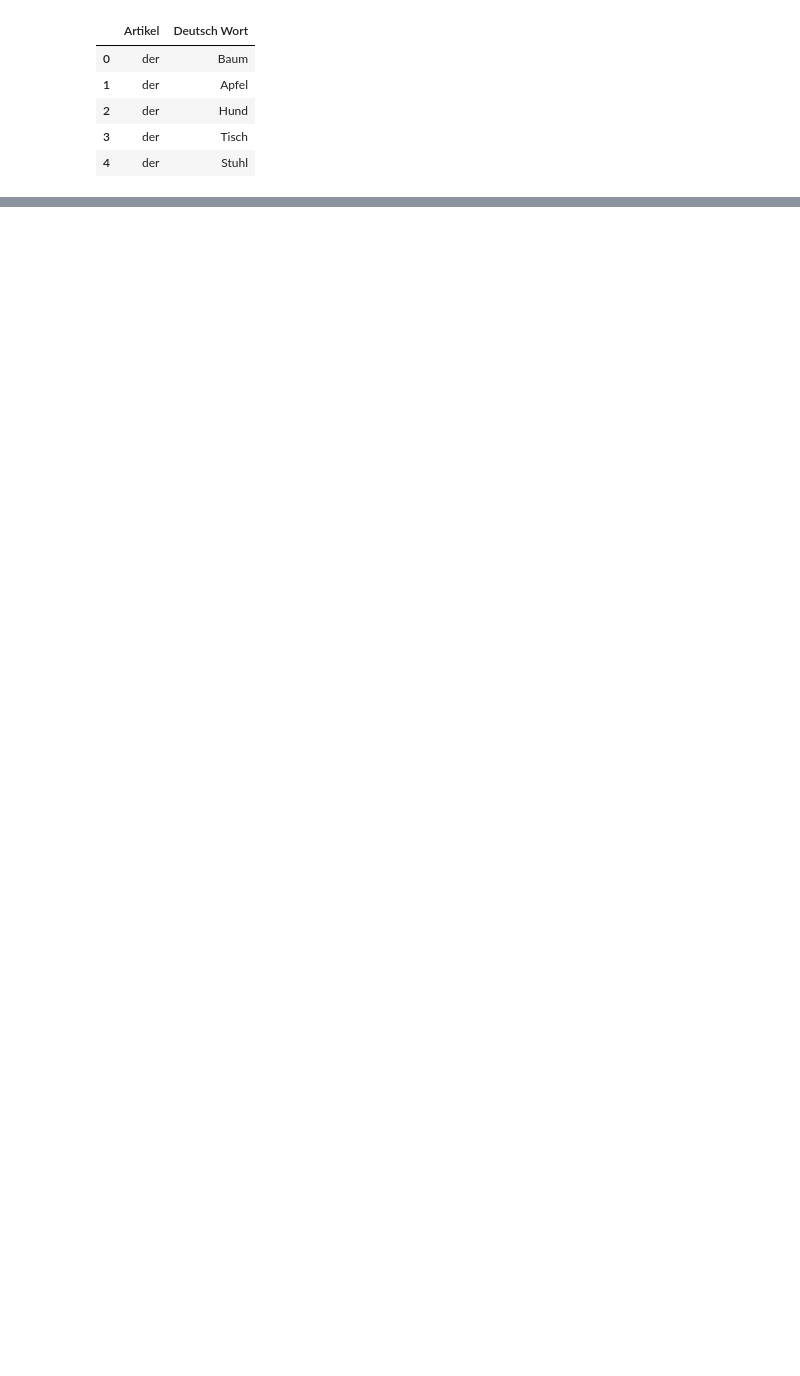
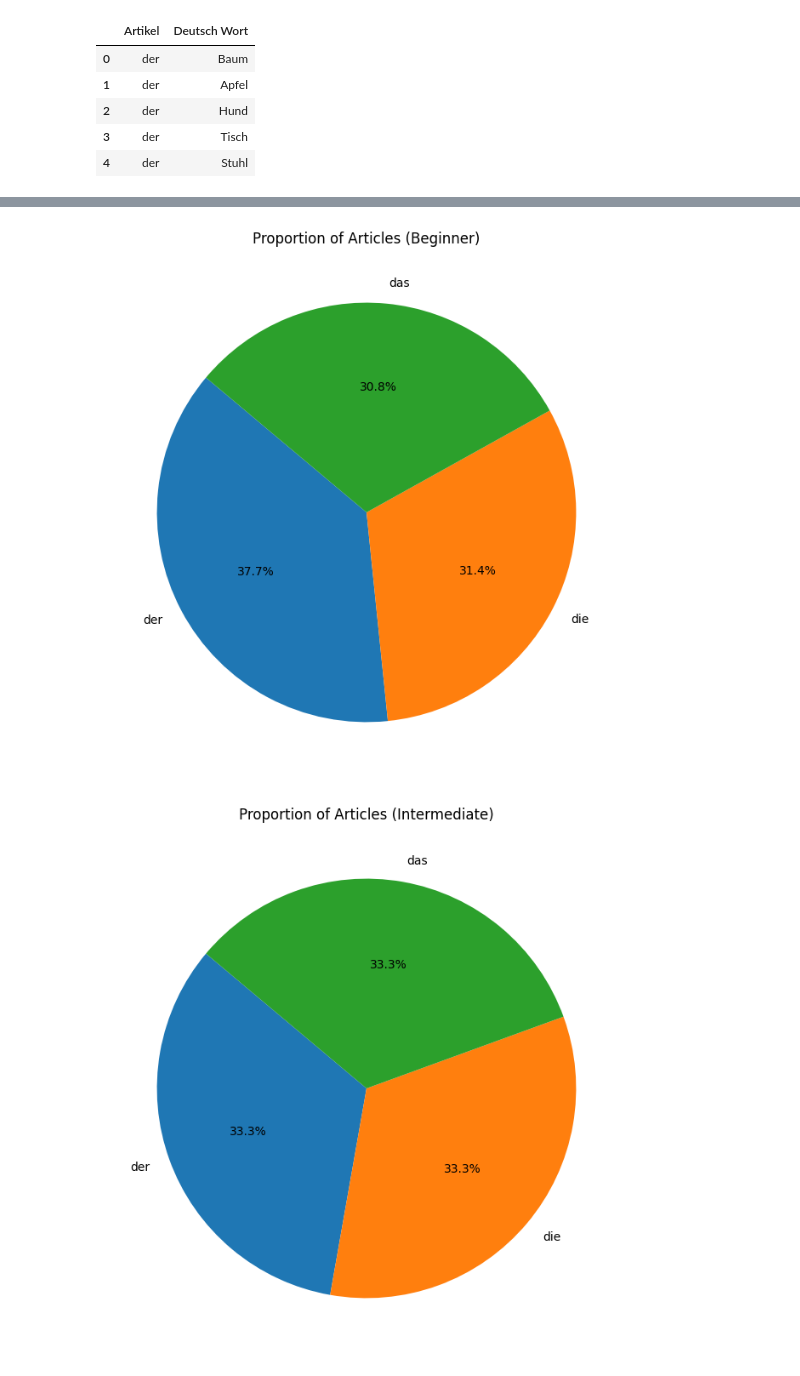
Before and after one commit to gboaventura93/DeutscheApp, a Jupyter notebook: analysis.ipynb, the cells around one changed output, grey strips where cells are left out. Cells and saved outputs as stored; diff of their text form; code cells hidden in the pictures; blank space fills up the shorter version.

```diff
--- a/analysis.ipynb
+++ b/analysis.ipynb
@@ -36,0 +28,9 @@ plt.show()
+# %%
+beg_article = beg_df['Artikel'].value_counts()
+int_article = int_df['Artikel'].value_counts()
+adv_article = adv_df['Artikel'].value_counts()
+beg_percentages = (beg_article / len(beg_df)) * 100
+int_percentages = (int_article / len(int_df)) * 100
+adv_percentages = (adv_article / len(adv_df)) * 100
+
+beg_percentages
@@ -36,0 +43,8 @@ plt.show()
+# %%
+beg_counts = beg_article.reindex(['der', 'das', 'die'], fill_value=0)
+int_counts = int_article.reindex(['der', 'das', 'die'], fill_value=0)
+adv_counts = adv_article.reindex(['der', 'das', 'die'], fill_value=0)
+
+total_counts = beg_counts + int_counts + adv_counts
+grand_total = total_counts.sum()
+overall_percentages = (total_counts / grand_total) * 100
@@ -36,0 +60,24 @@ plt.show()
+# %%
+plt.figure(figsize=(8, 8))
+plt.pie(beg_percentages, labels=beg_percentages.index, autopct='%1.1f%%', startangle=140)
+plt.title("Proportion of Articles (Beginner)")
+plt.show()
+
+plt.figure(figsize=(8, 8))
+plt.pie(int_percentages, labels=int_percentages.index, autopct='%1.1f%%', startangle=140)
+plt.title("Proportion of Articles (Intermediate)")
+plt.show()
+
+plt.figure(figsize=(8, 8))
+plt.pie(adv_percentages, labels=adv_percentages.index, autopct='%1.1f%%', startangle=140)
+plt.title("Proportion of Articles (Advanced)")
+plt.show()
+
+# Plot overall pie chart
+plt.figure(figsize=(8, 8))
+plt.pie(overall_percentages, labels=overall_percentages.index, autopct='%1.1f%%', startangle=140)
+plt.title("Overall Proportion of Articles")
+plt.show()
+# %% [output]
+[figure, added]
+[figure, added]
```
Also changed, not shown: parts of 8 cells of this notebook.
